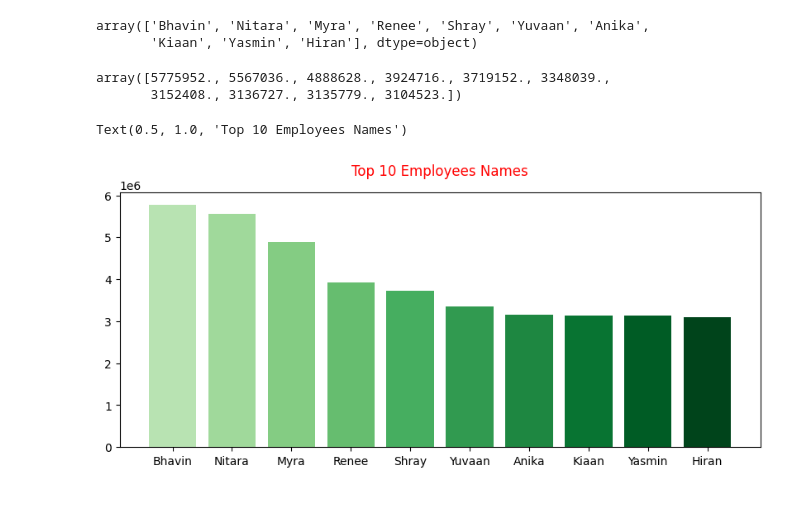
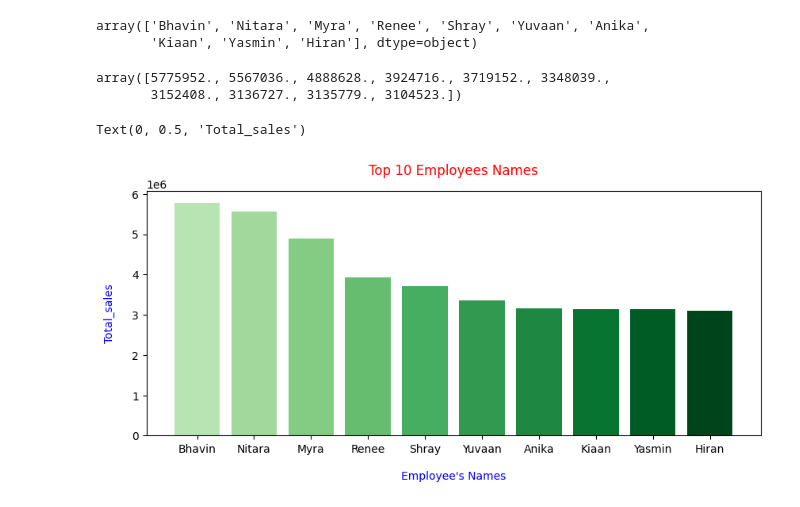
Before and after one commit to MolyaRoshida03/ecommerce_analysis, a Jupyter notebook: SwiftMarket.ipynb, the cells around one changed output. Saved outputs shown, nothing was run; the diff lists cells and outputs as text; code cells hidden in the pictures.

Commit message:
modifying the graphs

```diff
--- a/SwiftMarket.ipynb
+++ b/SwiftMarket.ipynb
@@ -265,12 +272,12 @@ emp_names
 array(['Bhavin', 'Nitara', 'Myra', 'Renee', 'Shray', 'Yuvaan', 'Anika',
        'Kiaan', 'Yasmin', 'Hiran'], dtype=object)
 # %%
-total_sales = df['totalsales'].values
+Total_sales = df['totalsales'].values
-# %%
-total_sales
-# %% [output]
-array([5775952., 5567036., 4888628., 3924716., 3719152., 3348039.,
-       3152408., 3136727., 3135779., 3104523.])
+# %%
+Total_sales
+# %% [output]
+array([5775952., 5567036., 4888628., 3924716., 3719152., 3348039.,
+       3152408., 3136727., 3135779., 3104523.])
 # %%
 cmap_val = np.linspace(0.3,1,10)
 # %%
@@ -278,9 +285,12 @@ cmap=plt.cm.Greens(cmap_val)
 # %%
 plt.figure(figsize=(10,4))
 
-plt.bar(height=total_sales,x=emp_names,color=cmap)
+plt.bar(height=Total_sales,x=emp_names,color=cmap)
 
 plt.title('Top 10 Employees Names', c = 'red', pad=15 )
+
+plt.xlabel('Employee\'s Names',labelpad=15,c='blue')
+plt.ylabel('Total_sales',labelpad=15,c='blue')
 # %% [output]
-Text(0.5, 1.0, 'Top 10 Employees Names')
+Text(0, 0.5, 'Total_sales')
-[figure, old version]
+[figure, new version]
```
Also changed, not shown: parts of 1 cell of this notebook.
